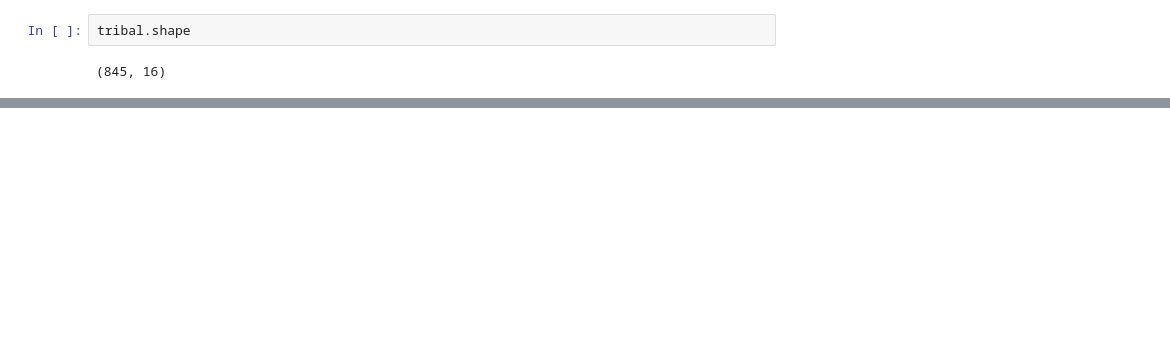
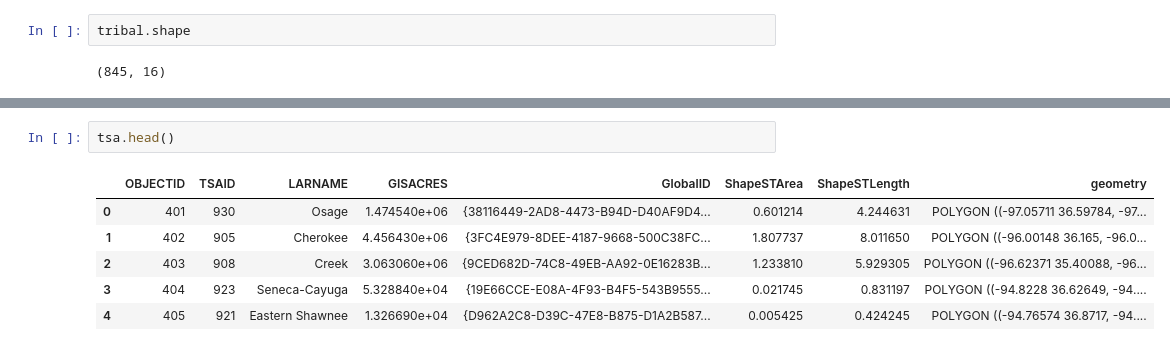
Before and after one commit to Justice40-MEDS/data-exploration, a Jupyter notebook: docs/dataahhhh.ipynb, the cells around one changed output, grey strips where cells are left out. Cells and saved outputs as stored; diff of their text form; blank space fills up the shorter version.

```diff
--- a/docs/dataahhhh.ipynb
+++ b/docs/dataahhhh.ipynb
@@ -128,0 +136,9 @@ tribal.shape
+# %%
+tsa.head()
+# %% [output]
+|  | OBJECTID | TSAID | LARNAME | GISACRES | GlobalID | ShapeSTArea | ShapeSTLength | geometry |
+| 0 | 401 | 930 | Osage | 1.474540e+06 | {38116449-2AD8-4473-B94D-D40AF9D4... | 0.601214 | 4.244631 | POLYGON ((-97.05711 36.59784, -97... |
+| 1 | 402 | 905 | Cherokee | 4.456430e+06 | {3FC4E979-8DEE-4187-9668-500C38FC... | 1.807737 | 8.011650 | POLYGON ((-96.00148 36.165, -96.0... |
+| 2 | 403 | 908 | Creek | 3.063060e+06 | {9CED682D-74C8-49EB-AA92-0E16283B... | 1.233810 | 5.929305 | POLYGON ((-96.62371 35.40088, -96... |
+| 3 | 404 | 923 | Seneca-Cayuga | 5.328840e+04 | {19E66CCE-E08A-4F93-B4F5-543B9555... | 0.021745 | 0.831197 | POLYGON ((-94.8228 36.62649, -94.... |
+| 4 | 405 | 921 | Eastern Shawnee | 1.326690e+04 | {D962A2C8-D39C-47E8-B875-D1A2B587... | 0.005425 | 0.424245 | POLYGON ((-94.76574 36.8717, -94.... |
```
Also changed, not shown: parts of 4 cells of this notebook.
